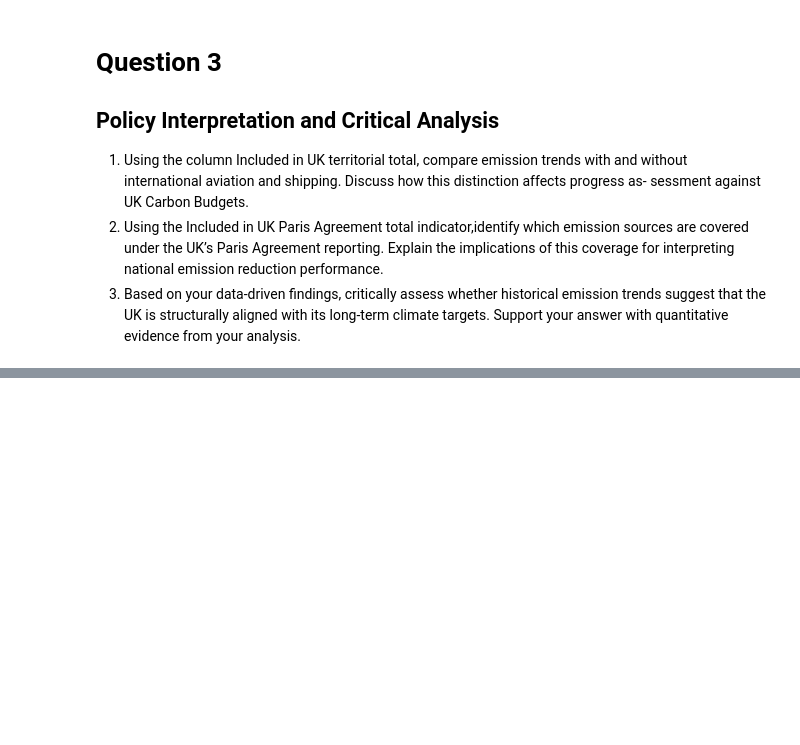
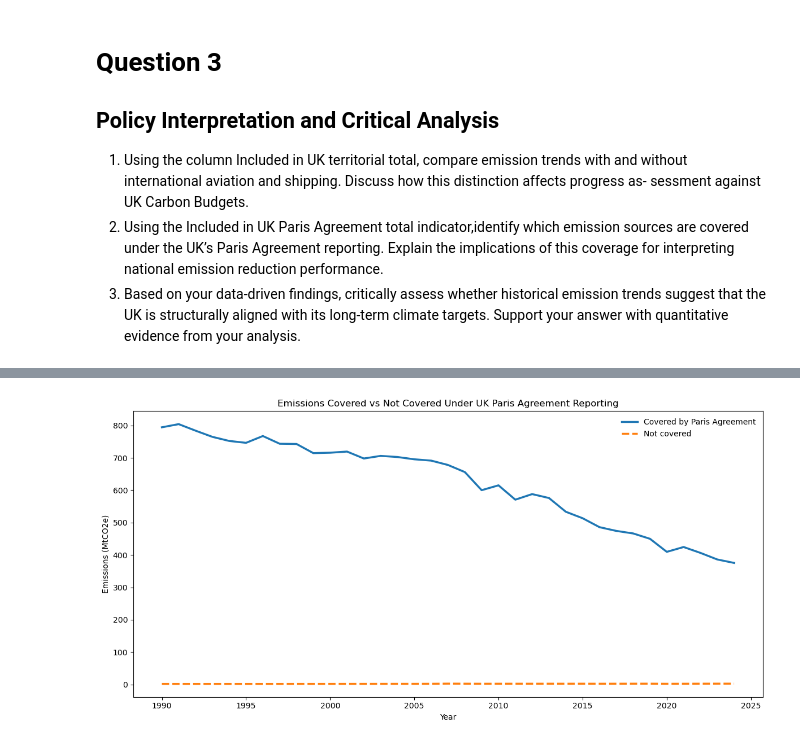
Before and after one commit to PontusNeumann/CBS-Spring26, a Jupyter notebook: alex_ml_ma1.ipynb, the cells around one changed output, grey strips where cells are left out. Saved outputs shown, nothing was run; the diff lists cells and outputs as text; code cells hidden in the pictures; blank space fills up the shorter version.

```diff
--- a/alex_ml_ma1.ipynb
+++ b/alex_ml_ma1.ipynb
@@ -658,0 +736,12 @@ quantitative evidence from your analysis.
+# %%
+# Paris-covered vs not
+paris_yes = unfccc[unfccc["Included in UK Paris Agreement total"].str.lower() == "yes"]
+paris_no = unfccc[unfccc["Included in UK Paris Agreement total"].str.lower() != "yes"]
+
+paris_by_year = paris_yes.groupby("Year")["Emissions (MtCO2e)"].sum()
+non_paris_by_year = paris_no.groupby("Year")["Emissions (MtCO2e)"].sum()
+
+# What's excluded?
+print("Sectors excluded from Paris Agreement reporting:")
+excluded_sectors = paris_no.groupby("Territorial Emissions Statistics sector")["Emissions (MtCO2e)"].sum().sort_values()
+display(excluded_sectors.round(2))
@@ -658,0 +760,16 @@ quantitative evidence from your analysis.
+# %%
+# Update total to use UNFCCC sheet
+all_by_year_unfccc = unfccc.groupby("Year")["Emissions (MtCO2e)"].sum()
+
+# --- Plot: Paris vs non-Paris ---
+fig, ax = plt.subplots(figsize=(12, 6))
+ax.plot(paris_by_year.index, paris_by_year.values, linewidth=2.5, label="Covered by Paris Agreement")
+ax.plot(non_paris_by_year.index, non_paris_by_year.values, linewidth=2.5, label="Not covered", linestyle="--")
+ax.set_title("Emissions Covered vs Not Covered Under UK Paris Agreement Reporting")
+ax.set_xlabel("Year")
+ax.set_ylabel("Emissions (MtCO2e)")
+ax.legend(frameon=False)
+plt.tight_layout()
+plt.show()
+# %% [output]
+[figure, added]
```
Also changed, not shown: parts of 12 cells of this notebook.
